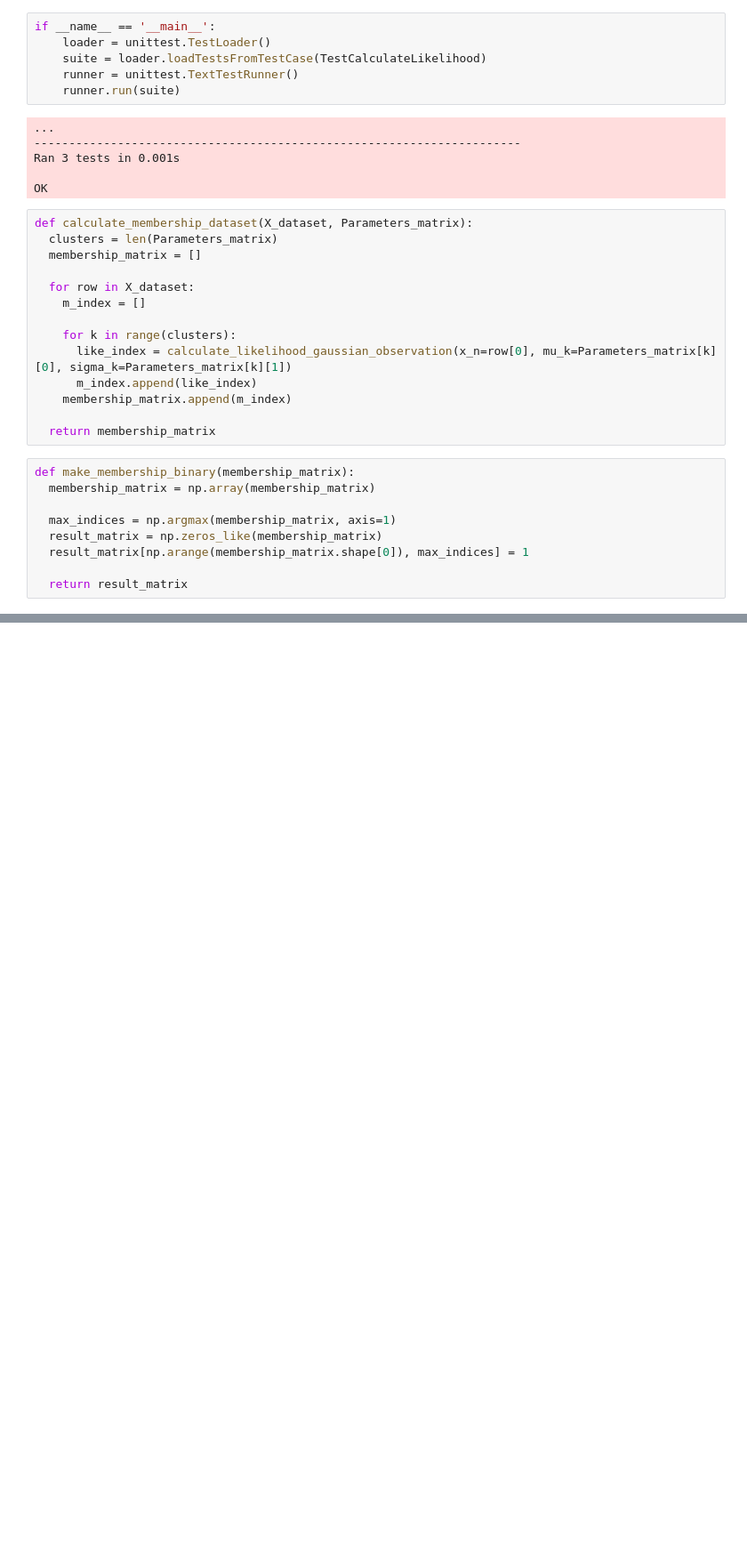
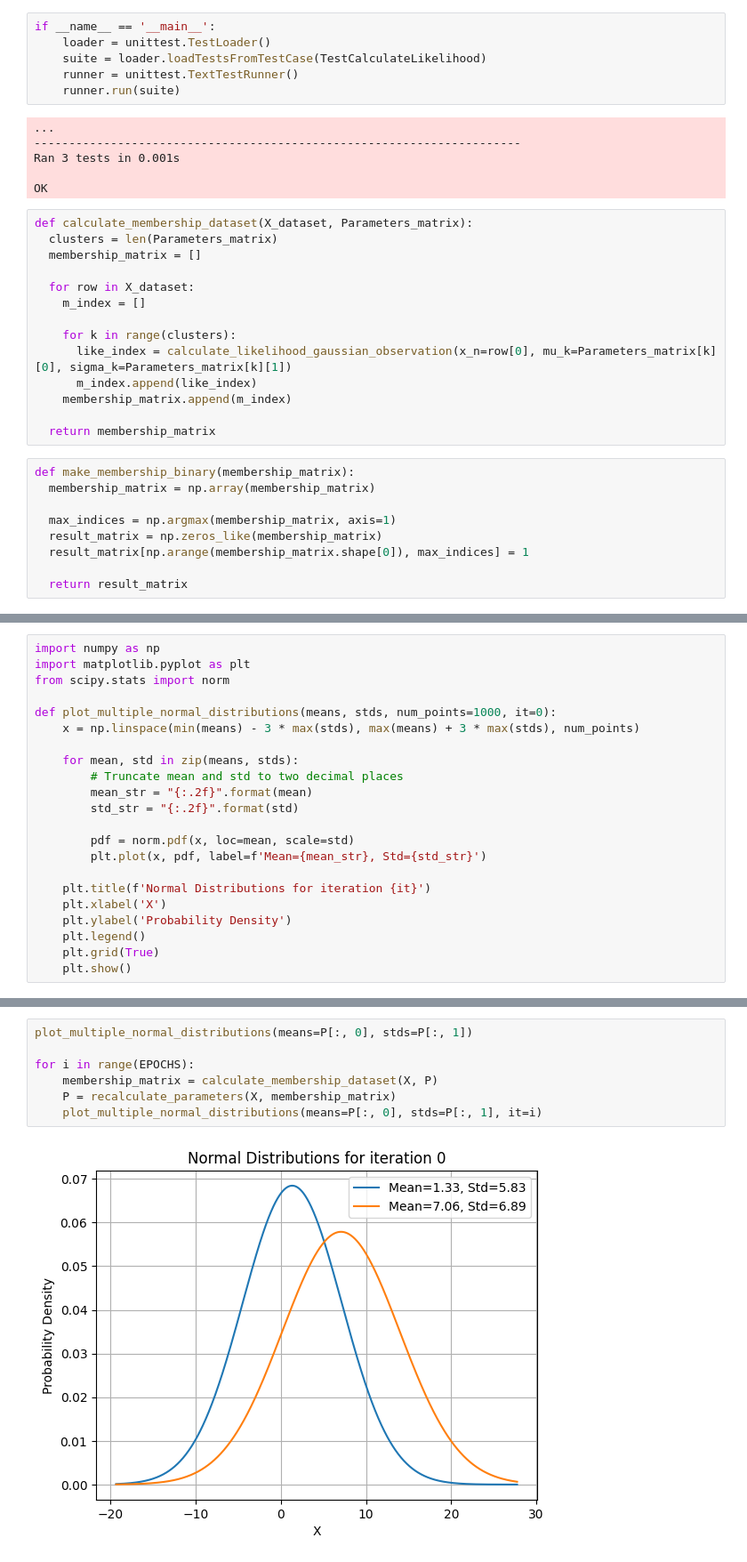
Before and after one commit to mantofer02/DataScienceBootcamp, a Jupyter notebook: FUNDATEC/Estadistica/Tareas/0/TP0_Gabriel_Marco_Ricardo.ipynb, the cells around one changed output, grey strips where cells are left out. Shown at 89% size. Drawn from its saved outputs; the diff is of its cells as text; blank space fills up the shorter version.

```diff
--- a/FUNDATEC/Estadistica/Tareas/0/TP0_Gabriel_Marco_Ricardo.ipynb
+++ b/FUNDATEC/Estadistica/Tareas/0/TP0_Gabriel_Marco_Ricardo.ipynb
@@ -262,0 +257,22 @@ Nuevas Desviaciones Estándar:
+# %%
+import numpy as np
+import matplotlib.pyplot as plt
+from scipy.stats import norm
+
+def plot_multiple_normal_distributions(means, stds, num_points=1000, it=0):
+    x = np.linspace(min(means) - 3 * max(stds), max(means) + 3 * max(stds), num_points)
+
+    for mean, std in zip(means, stds):
+        # Truncate mean and std to two decimal places
+        mean_str = "{:.2f}".format(mean)
+        std_str = "{:.2f}".format(std)
+
+        pdf = norm.pdf(x, loc=mean, scale=std)
+        plt.plot(x, pdf, label=f'Mean={mean_str}, Std={std_str}')
+
+    plt.title(f'Normal Distributions for iteration {it}')
+    plt.xlabel('X')
+    plt.ylabel('Probability Density')
+    plt.legend()
+    plt.grid(True)
+    plt.show()
@@ -262,0 +301,9 @@ Nuevas Desviaciones Estándar:
+# %%
+plot_multiple_normal_distributions(means=P[:, 0], stds=P[:, 1])
+
+for i in range(EPOCHS):
+    membership_matrix = calculate_membership_dataset(X, P)
+    P = recalculate_parameters(X, membership_matrix)
+    plot_multiple_normal_distributions(means=P[:, 0], stds=P[:, 1], it=i)
+# %% [output]
+[figure, added]
```
Also changed, not shown: parts of 12 cells of this notebook.
